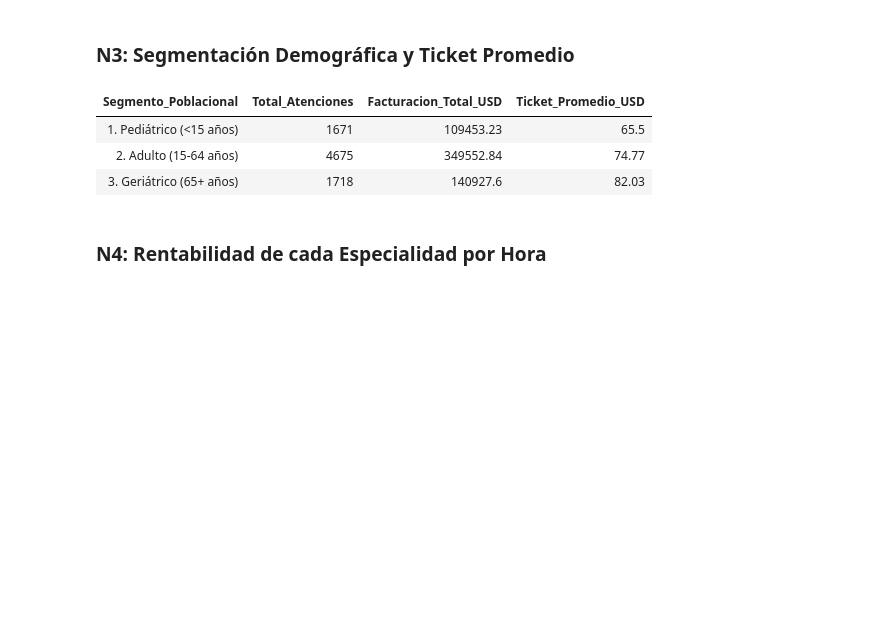
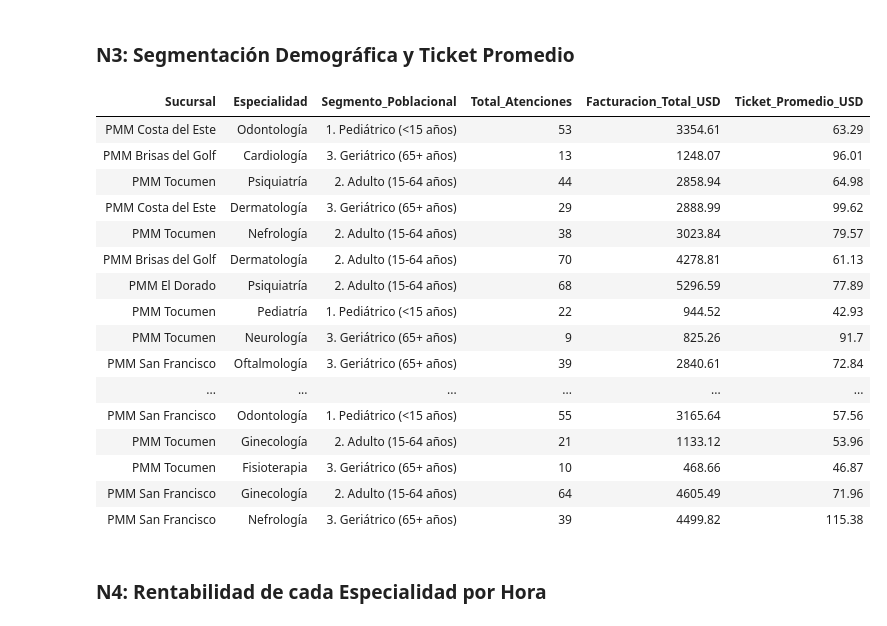
Before and after one commit to Akaru0/Panama-Metropolitan-Medical---Proyecto-Databricks, a Jupyter notebook: 04_analisis_sql.ipynb, the cells around one changed output. Saved outputs shown, nothing was run; the diff lists cells and outputs as text; code cells hidden in the pictures; blank space fills up the shorter version.

```diff
--- a/04_analisis_sql.ipynb
+++ b/04_analisis_sql.ipynb
@@ -61,30 +83,46 @@ SELECT * FROM cancelacion_sucursal;
 # %%
 %sql
 CREATE OR REPLACE TABLE segmentacion_demografica AS
 SELECT
+    nom_sucursal AS Sucursal,
+    especialidad_medica AS Especialidad,
     CASE
         WHEN edad_pac_cita < 15 THEN '1. Pediátrico (<15 años)'
         WHEN edad_pac_cita BETWEEN 15 AND 64 THEN '2. Adulto (15-64 años)'
         ELSE '3. Geriátrico (65+ años)'
     END AS Segmento_Poblacional,
     COUNT(*) AS Total_Atenciones,
     ROUND(SUM(pago_total), 2) AS Facturacion_Total_USD,
     ROUND(AVG(pago_total), 2) AS Ticket_Promedio_USD
 FROM v_citas_pmm
 WHERE estado_cita = 'Completada'
 GROUP BY
     CASE
         WHEN edad_pac_cita < 15 THEN '1. Pediátrico (<15 años)'
         WHEN edad_pac_cita BETWEEN 15 AND 64 THEN '2. Adulto (15-64 años)'
         ELSE '3. Geriátrico (65+ años)'
-    END
-ORDER BY Segmento_Poblacional ASC;
+    END,
+    nom_sucursal,
+    especialidad_medica;
 SELECT * FROM segmentacion_demografica;
 # %% [output]
-| Segmento_Poblacional | Total_Atenciones | Facturacion_Total_USD | Ticket_Promedio_USD |
-| 1. Pediátrico (<15 años) | 1671 | 109453.23 | 65.5 |
-| 2. Adulto (15-64 años) | 4675 | 349552.84 | 74.77 |
-| 3. Geriátrico (65+ años) | 1718 | 140927.6 | 82.03 |
+| Sucursal | Especialidad | Segmento_Poblacional | Total_Atenciones | Facturacion_Total_USD | Ticket_Promedio_USD |
+| PMM Costa del Este | Odontología | 1. Pediátrico (<15 años) | 53 | 3354.61 | 63.29 |
+| PMM Brisas del Golf | Cardiología | 3. Geriátrico (65+ años) | 13 | 1248.07 | 96.01 |
+| PMM Tocumen | Psiquiatría | 2. Adulto (15-64 años) | 44 | 2858.94 | 64.98 |
+| PMM Costa del Este | Dermatología | 3. Geriátrico (65+ años) | 29 | 2888.99 | 99.62 |
+| PMM Tocumen | Nefrología | 2. Adulto (15-64 años) | 38 | 3023.84 | 79.57 |
+| PMM Brisas del Golf | Dermatología | 2. Adulto (15-64 años) | 70 | 4278.81 | 61.13 |
+| PMM El Dorado | Psiquiatría | 2. Adulto (15-64 años) | 68 | 5296.59 | 77.89 |
+| PMM Tocumen | Pediatría | 1. Pediátrico (<15 años) | 22 | 944.52 | 42.93 |
+| PMM Tocumen | Neurología | 3. Geriátrico (65+ años) | 9 | 825.26 | 91.7 |
+| PMM San Francisco | Oftalmología | 3. Geriátrico (65+ años) | 39 | 2840.61 | 72.84 |
+| ... | ... | ... | ... | ... | ... |
+| PMM San Francisco | Odontología | 1. Pediátrico (<15 años) | 55 | 3165.64 | 57.56 |
+| PMM Tocumen | Ginecología | 2. Adulto (15-64 años) | 21 | 1133.12 | 53.96 |
+| PMM Tocumen | Fisioterapia | 3. Geriátrico (65+ años) | 10 | 468.66 | 46.87 |
+| PMM San Francisco | Ginecología | 2. Adulto (15-64 años) | 64 | 4605.49 | 71.96 |
+| PMM San Francisco | Nefrología | 3. Geriátrico (65+ años) | 39 | 4499.82 | 115.38 |
 # %% [markdown]
 ### N4: Rentabilidad de cada Especialidad por Hora
 # %%
```
Also changed, not shown: parts of 5 cells of this notebook, 1 other file.
